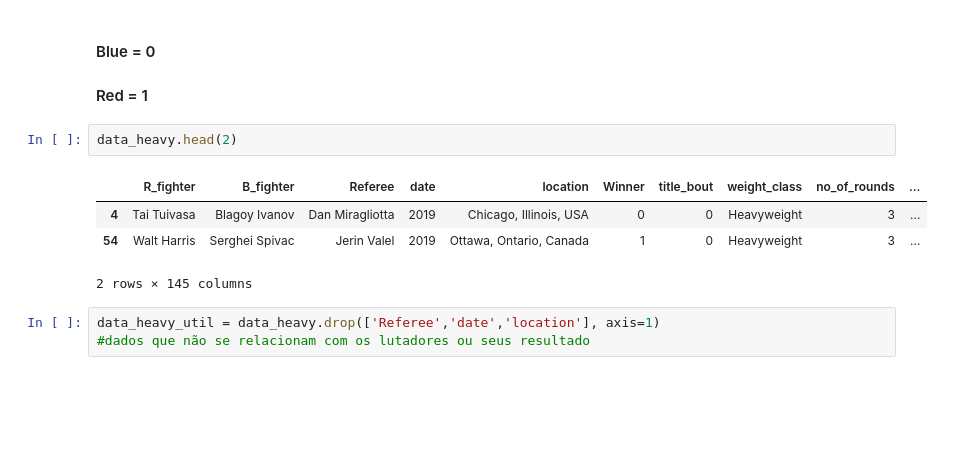
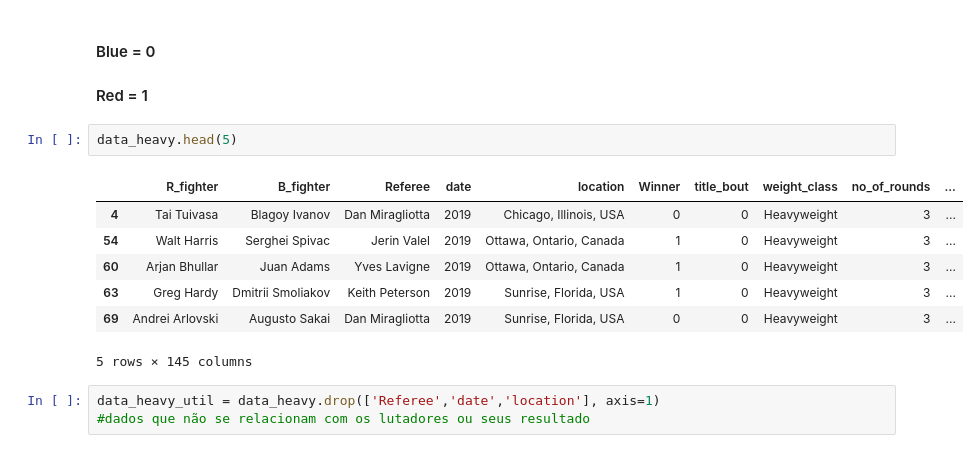
Before and after one commit to VergaraC/Dados_P3, a Jupyter notebook: Projeto3_Sujo/Projeto3sujo_yama.ipynb, the cells around one changed output. Cells and saved outputs as stored; diff of their text form; blank space fills up the shorter version.

```diff
--- a/Projeto3_Sujo/Projeto3sujo_yama.ipynb
+++ b/Projeto3_Sujo/Projeto3sujo_yama.ipynb
@@ -87,12 +87,15 @@ See the caveats in the documentation: http://pandas.pydata.org/pandas-docs/stabl
 #### Blue = 0
 #### Red = 1
 # %%
-data_heavy.head(2)
+data_heavy.head(5)
 # %% [output]
 |  | R_fighter | B_fighter | Referee | date | location | Winner | title_bout | weight_class | no_of_rounds | ... |
 | 4 | Tai Tuivasa | Blagoy Ivanov | Dan Miragliotta | 2019 | Chicago, Illinois, USA | 0 | 0 | Heavyweight | 3 | ... |
 | 54 | Walt Harris | Serghei Spivac | Jerin Valel | 2019 | Ottawa, Ontario, Canada | 1 | 0 | Heavyweight | 3 | ... |
+| 60 | Arjan Bhullar | Juan Adams | Yves Lavigne | 2019 | Ottawa, Ontario, Canada | 1 | 0 | Heavyweight | 3 | ... |
+| 63 | Greg Hardy | Dmitrii Smoliakov | Keith Peterson | 2019 | Sunrise, Florida, USA | 1 | 0 | Heavyweight | 3 | ... |
+| 69 | Andrei Arlovski | Augusto Sakai | Dan Miragliotta | 2019 | Sunrise, Florida, USA | 0 | 0 | Heavyweight | 3 | ... |
-2 rows × 145 columns
+5 rows × 145 columns
 # %%
 data_heavy_util = data_heavy.drop(['Referee','date','location'], axis=1)
 #dados que não se relacionam com os lutadores ou seus resultado
```
Also changed, not shown: parts of 4 cells of this notebook.
